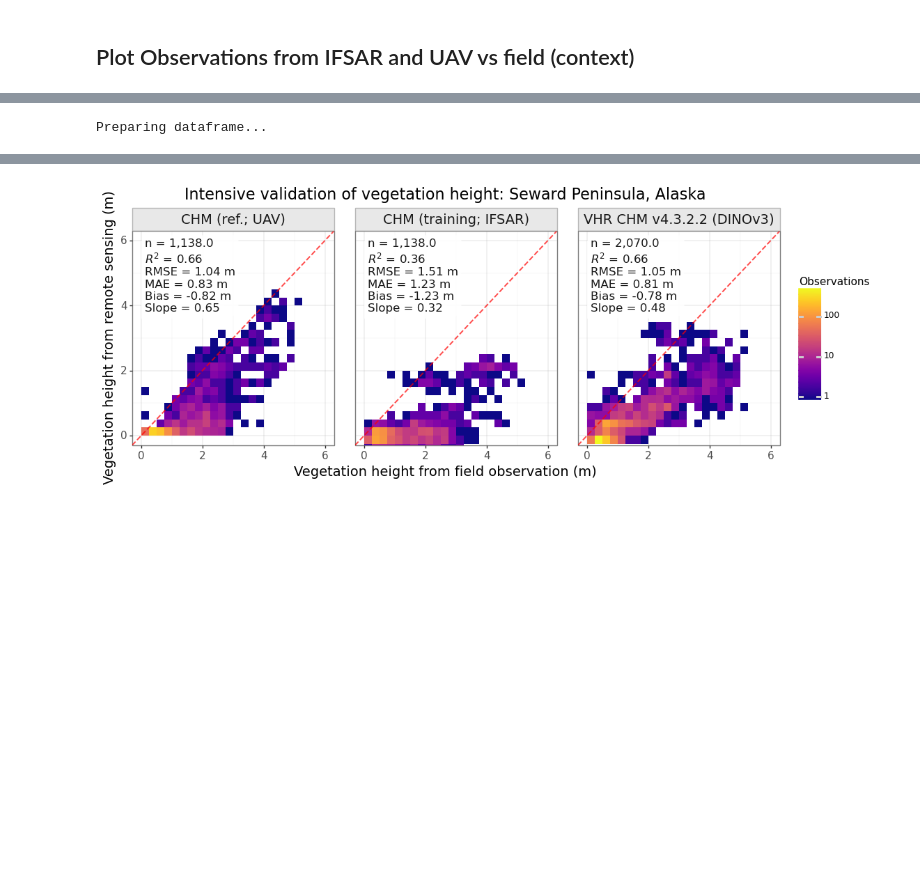
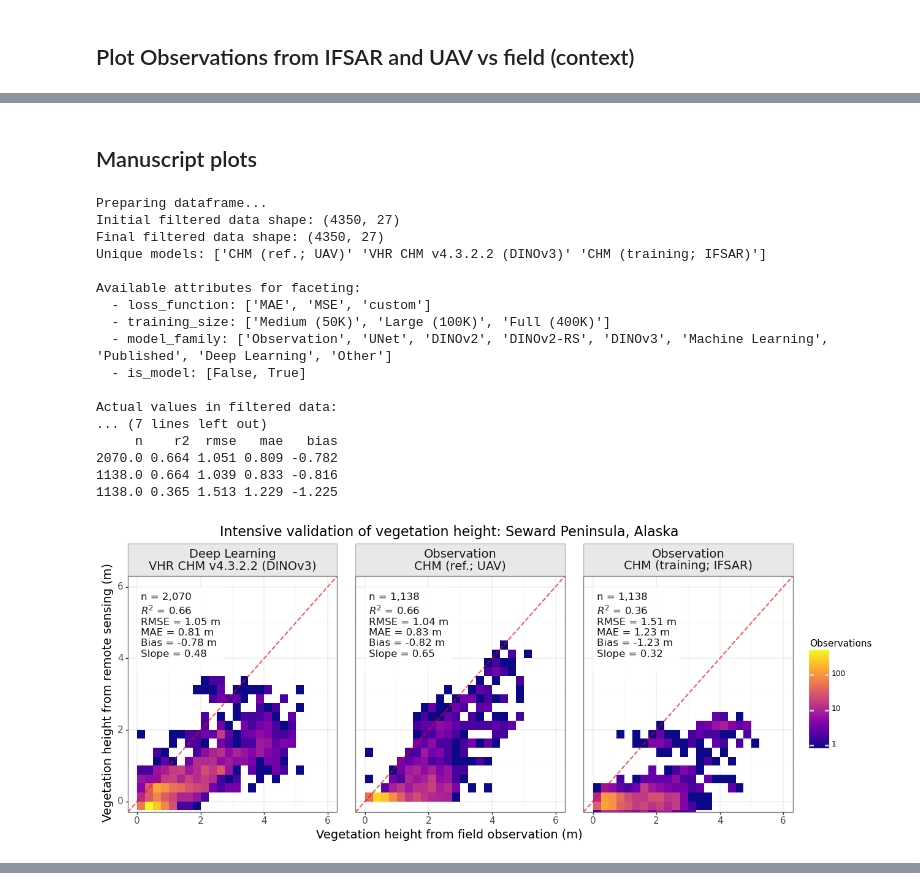
Before and after one commit to nasa-nccs-hpda/above-shrubs, a Jupyter notebook: notebooks/field_analysis_plotting_v3.ipynb, the cells around one changed output, grey strips where cells are left out. Saved outputs shown, nothing was run; the diff lists cells and outputs as text; code cells hidden in the pictures; blank space fills up the shorter version.

```diff
--- a/notebooks/field_analysis_plotting_v3.ipynb
+++ b/notebooks/field_analysis_plotting_v3.ipynb
@@ -982,17 +1052,81 @@ plot.save(
     pad_inches=0.1,            # Padding around figure
     format='png'                # Format (png, pdf, svg, etc.)
 )
+# %% [markdown]
+## Manuscript plots
 # %%
 # =============================================================================
-# USAGE EXAMPLES
+# Intensive Validation Figure (main)
 # =============================================================================
-
+PLOT_CONFIG = {
+    'figure_size': (14, 5),  # Adjusted for wrap layout
+    'max_height': 6,
+    'binwidth': 0.25,
+    'label_size': 12,
+    'dpi': 300,
+    'color_scheme': 'plasma',  # or 'plasma', 'inferno', 'magma'
+    'facet_ncol': 3,  # Number of columns in facet_wrap
+}
+FILTER_CONFIG['include_models'] = {
+        'IFSAR': True, 'UAV': True,
+        'UNet': False,
+        'DINOv2': False,
+        'DINOv3': False,
+       'v4.3.2.2': True,
+        'Tolan': False,
+    }
 # Example 1: facet_wrap with source info
-plot, stats = run_validation_analysis(
+plot_main_figure, stats_main_figure = run_validation_analysis(
     all_ref_m, PLOT_CONFIG, FILTER_CONFIG,
     plot_type='wrap',
-    facet_wrap_vars=['source_type']
+    #facet_row_vars=['model_family','source_type'],
+    facet_wrap_vars=['model_family','source_type']
 )
-print(plot)
+print(plot_main_figure)
+
+# =============================================================================
+# Intensive Validation Figure (supplemental: includes Tolan)
+# =============================================================================
+PLOT_CONFIG = {
+    'figure_size': (10, 10),  # Adjusted for wrap layout
+    'max_height': 6,
+    'binwidth': 0.25,
+    'label_size': 12,
+    'dpi': 300,
+    'color_scheme': 'plasma',  # or 'plasma', 'inferno', 'magma'
+    'facet_ncol': 2,  # Number of columns in facet_wrap
+}
+FILTER_CONFIG['include_models'] = {
+        'IFSAR': True, 'UAV': True,
+        'UNet': False,
+        'DINOv2': False,
+        'DINOv3': False,
+       'v4.3.2.2': True,
+        'Tolan': True,
+    }
+plot_W_TOLAN, stats_W_TOLAN = run_validation_analysis(
+    all_ref_m, PLOT_CONFIG, FILTER_CONFIG,
+    plot_type='wrap',
+    #facet_row_vars=['model_family','source_type'],
+    facet_wrap_vars=['model_family','source_type']
+)
+print(plot_W_TOLAN)
 # %% [output]
 Preparing dataframe...
+Initial filtered data shape: (4350, 27)
+Final filtered data shape: (4350, 27)
+Unique models: ['CHM (ref.; UAV)' 'VHR CHM v4.3.2.2 (DINOv3)' 'CHM (training; IFSAR)']
+
+Available attributes for faceting:
+  - loss_function: ['MAE', 'MSE', 'custom']
+  - training_size: ['Medium (50K)', 'Large (100K)', 'Full (400K)']
+  - model_family: ['Observation', 'UNet', 'DINOv2', 'DINOv2-RS', 'DINOv3', 'Machine Learning', 'Published', 'Deep Learning', 'Other']
+  - is_model: [False, True]
+
+Actual values in filtered data:
+... (7 lines left out)
+     n    r2  rmse   mae   bias
+2070.0 0.664 1.051 0.809 -0.782
+1138.0 0.664 1.039 0.833 -0.816
+1138.0 0.365 1.513 1.229 -1.225
+[figure, new version]
@@ -1013,4 +1147,3 @@ Actual values in filtered data:
 2070.0 0.664 1.051 0.809 -0.782
 1138.0 0.664 1.039 0.833 -0.816
 1138.0 0.365 1.513 1.229 -1.225
-[figure, old version]
```
Also changed, not shown: parts of 20 cells of this notebook, 8 other files.
